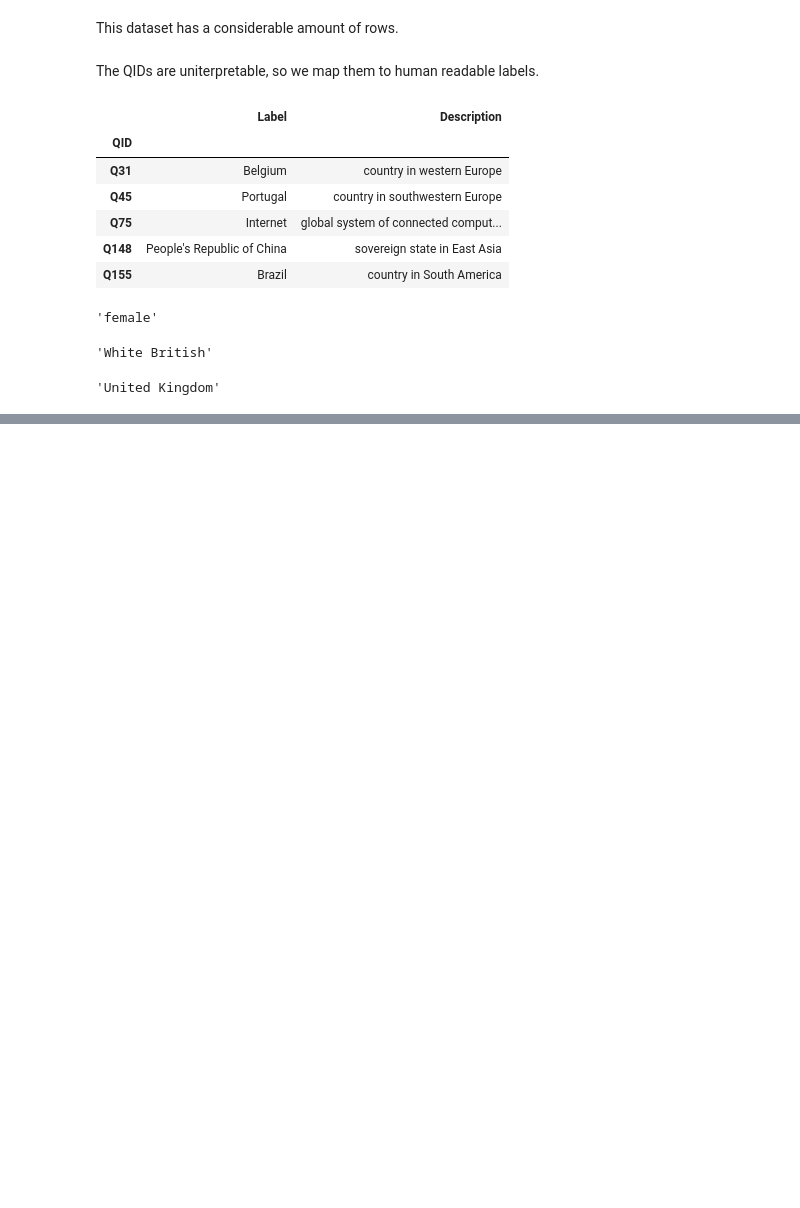
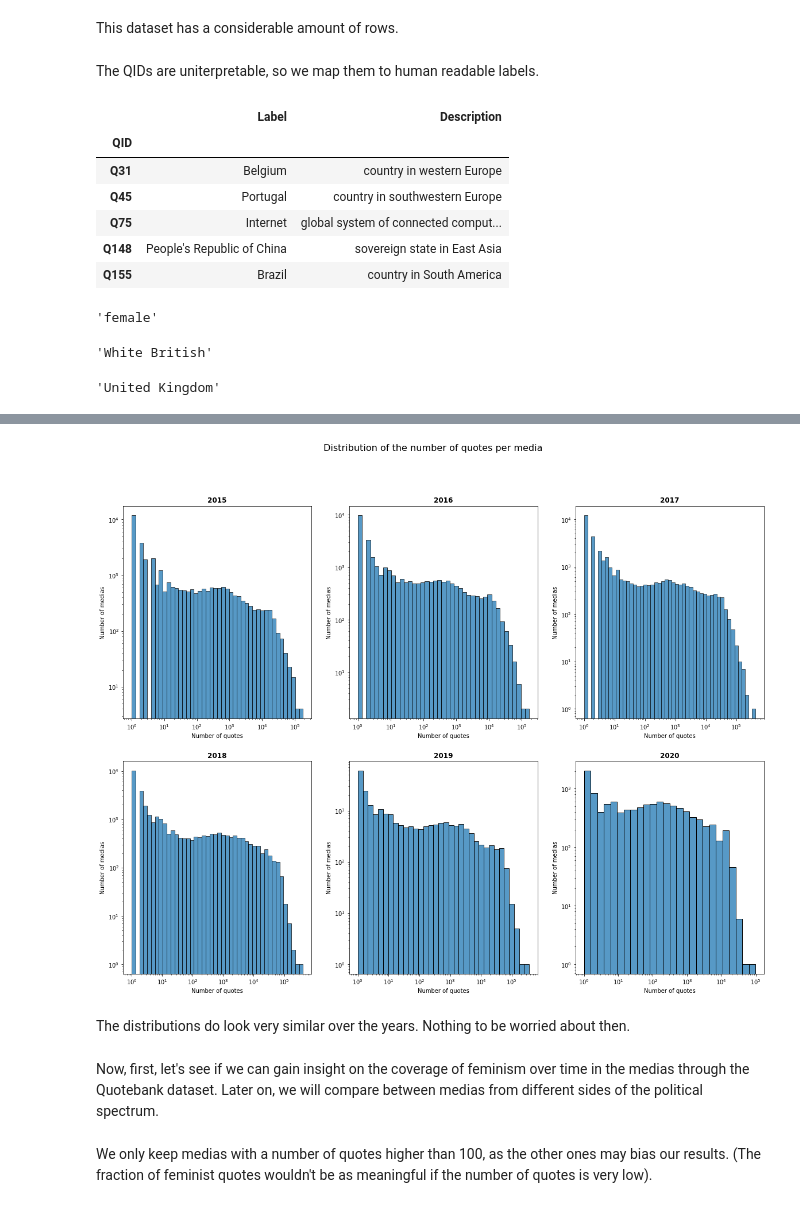
Before and after one commit to epfl-ada/ada-2021-project-wow, a Jupyter notebook: ADA_project.ipynb, the cells around one changed output, grey strips where cells are left out. Cells and saved outputs as stored; diff of their text form; code cells hidden in the pictures; blank space fills up the shorter version.

```diff
--- a/ADA_project.ipynb
+++ b/ADA_project.ipynb
@@ -251,0 +1055,22 @@ For some analysis we will need the gender corresponding to every speaker in a gi
+# %%
+years = [2015, 2016, 2017, 2018, 2019, 2020]
+
+fig, axis = plt.subplots(2, 3, figsize=(18,12))
+fig.suptitle('Distribution of the number of quotes per media', fontsize=16)
+
+for ax, year in zip(axis.flatten(), years):
+
+  sns.histplot(media_quote_counts_df.query("year == @year"), x='count_total', log_scale=(True, True), ax=ax)
+  ax.set_xlabel('Number of quotes')
+  ax.set_ylabel('Number of medias')
+  ax.set_title(year,fontweight="bold")
+
+plt.show()
+# %% [output]
+[figure, added]
+# %% [markdown]
+The distributions do look very similar over the years. Nothing to be worried about then.
+# %% [markdown]
+Now, first, let's see if we can gain insight on the coverage of feminism over time in the medias through the Quotebank dataset. Later on, we will compare between medias from different sides of the political spectrum.
+# %% [markdown]
+We only keep medias with a number of quotes higher than 100, as the other ones may bias our results. (The fraction of feminist quotes wouldn't be as meaningful if the number of quotes is very low).
```
Also changed, not shown: parts of 224 cells of this notebook.
